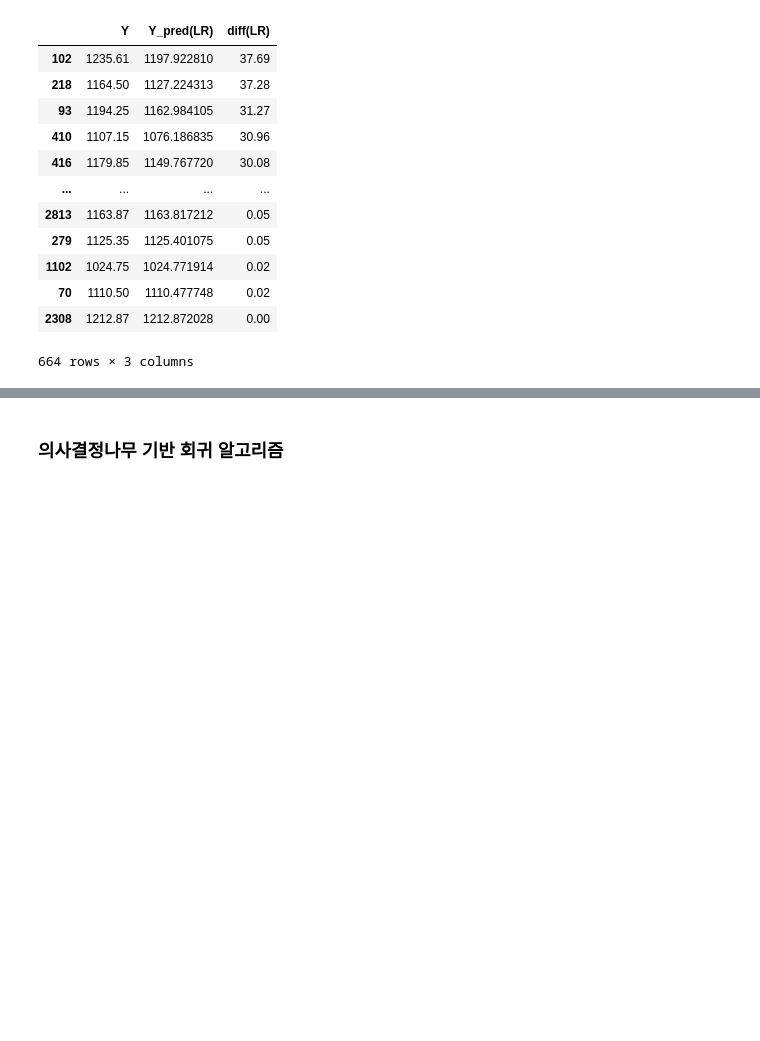
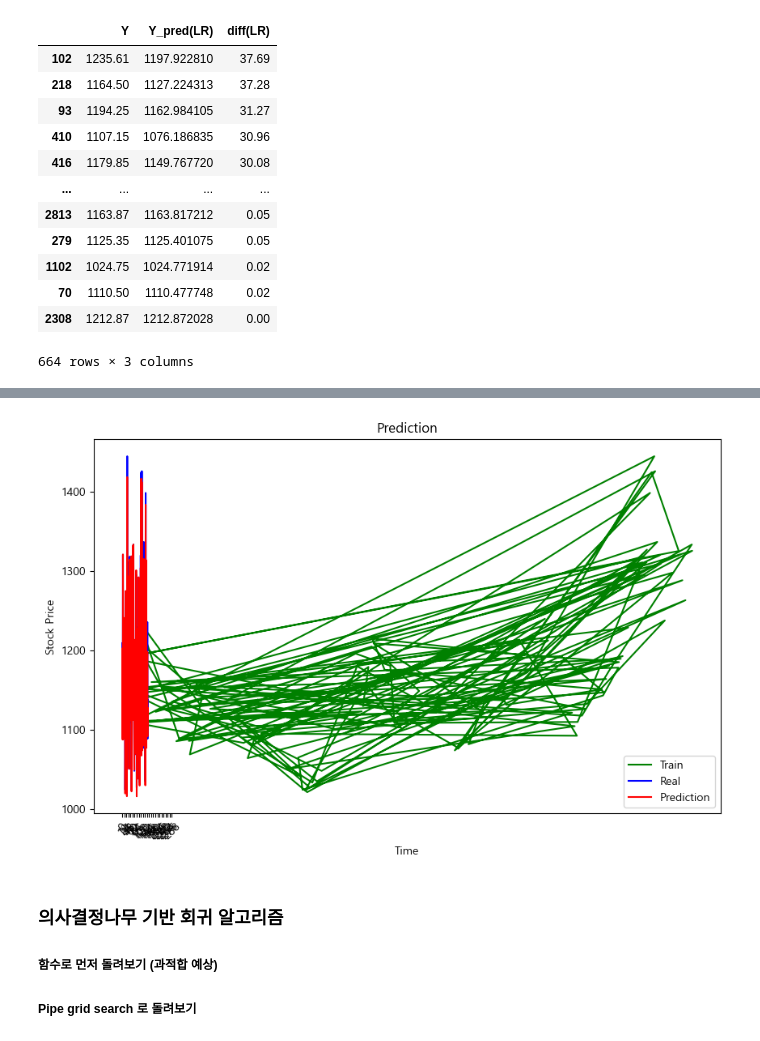
Before and after one commit to Jay-hook/mine, a Jupyter notebook: final_5th.ipynb, the cells around one changed output, grey strips where cells are left out. Drawn from its saved outputs; the diff is of its cells as text; code cells hidden in the pictures; blank space fills up the shorter version.

```diff
--- a/final_5th.ipynb
+++ b/final_5th.ipynb
@@ -97,5 +146,30 @@ result.sort_values(by=['diff(LR)'], ascending=False)
+# %%
+df__lr = result.iloc[:149][['Y', 'Y_pred(LR)']]
+plt.figure(figsize=(10, 6))
+
+# Add the training set to the plot:
+# 이 부분에서 'y_pred' 대신 'df__lr['Y']'를 사용하도록 수정합니다.
+plt.plot(df__lr['Y'], color='green', label='Train')
+
+# Plot the test and prediction data:
+# 이 부분에서 'result[y_pred]'와 '(result['Y'],color='blue', label='Real')'를 수정합니다.
+plt.plot(range(len(df__lr)), df__lr['Y'], color='blue', label='Real')
+
+# 이 부분에서 'range(len(result['Y_pred(LR)']))'와 '(result['Y_pred(LR)'], color='red', label='Prediction')'를 수정합니다.
+plt.plot(range(len(df__lr)), df__lr['Y_pred(LR)'], color='red', label='Prediction')
+
+plt.title('Prediction')
+plt.xlabel('Time')
+plt.ylabel('Stock Price')
+plt.xticks(range(0, len(df__lr) + len(df__lr['Y']), 12), rotation=45)
+plt.legend()
+plt.show()
+# %% [output]
+[figure, added]
 # %% [markdown]
 ### 의사결정나무 기반 회귀 알고리즘
+ ##### 함수로 먼저 돌려보기 (과적합 예상)
+ ##### Pipe grid search 로 돌려보기
 # %%
 from sklearn.metrics import mean_squared_error, mean_absolute_error
 import numpy as np
```
Also changed, not shown: parts of 17 cells of this notebook, 28 other files.
